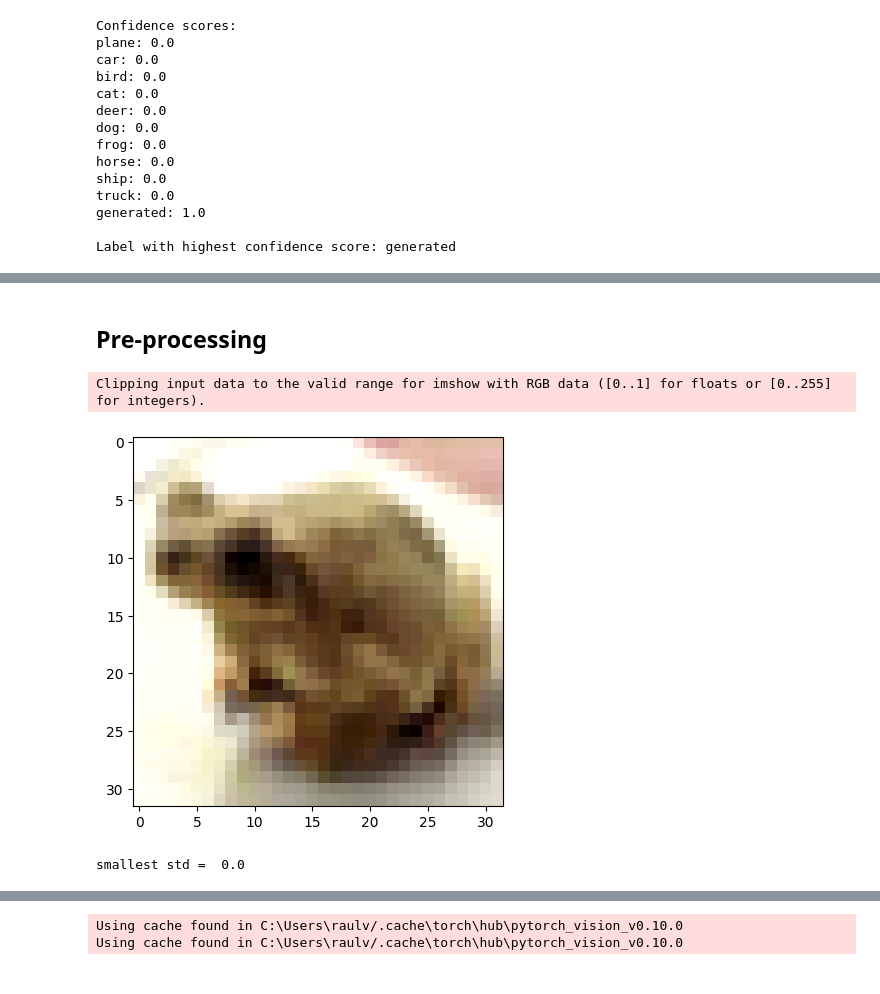
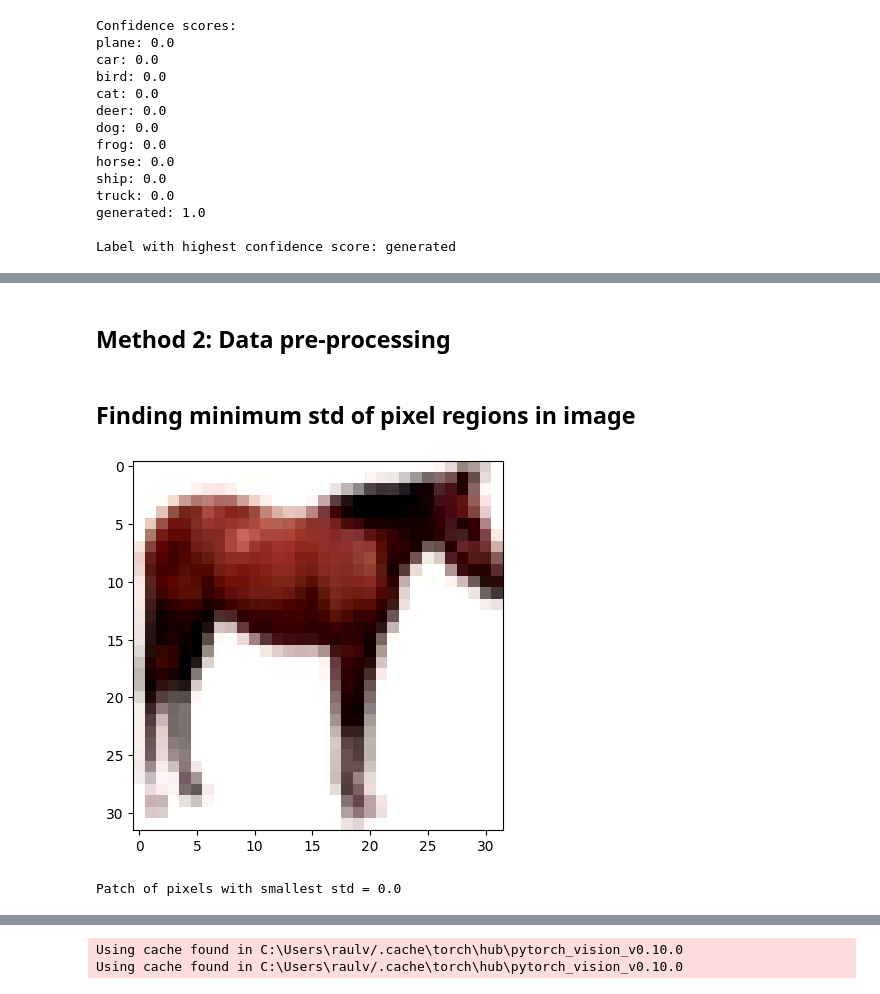
Before and after one commit to Rauyolo/Deep-Learning-course, a Jupyter notebook: Project/main.ipynb, the cells around one changed output, grey strips where cells are left out. Cells and saved outputs as stored; diff of their text form; code cells hidden in the pictures.

```diff
--- a/Project/main.ipynb
+++ b/Project/main.ipynb
@@ -727,5 +756,7 @@ Label with highest confidence score: frog
-# %% [markdown]
-## Pre-processing
+# %% [markdown]
+## Method 2: Data pre-processing
+# %% [markdown]
+## Finding minimum std of pixel regions in image
 # %%
 def find_min_std(img):
     if isinstance(img, torch.Tensor):
@@ -750,9 +798,8 @@ def find_min_std(img):
 # %%
-show(images[5])
-print('smallest std = ', str(find_min_std(images[5])))
+show(cifar_data_test[0][0])
+print('Patch of pixels with smallest std =', str(find_min_std(cifar_data_test[0][0])))
 # %% [output]
+[figure, new version]
-Clipping input data to the valid range for imshow with RGB data ([0..1] for floats or [0..255] for integers).
+Patch of pixels with smallest std = 0.0
-[figure, old version]
-smallest std =  0.0
 # %%
 show(noise_data[0][0])
```
Also changed, not shown: parts of 45 cells of this notebook.
